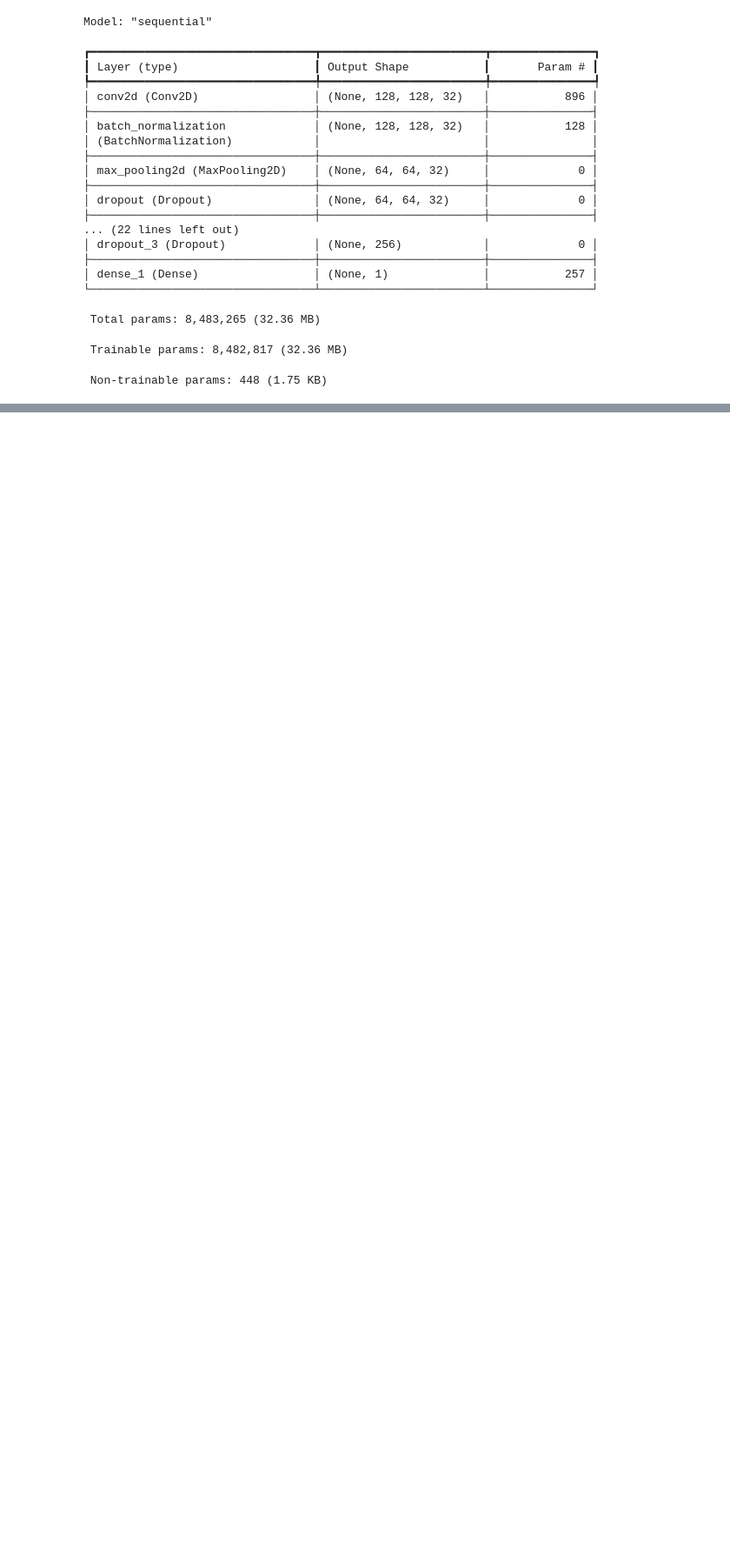
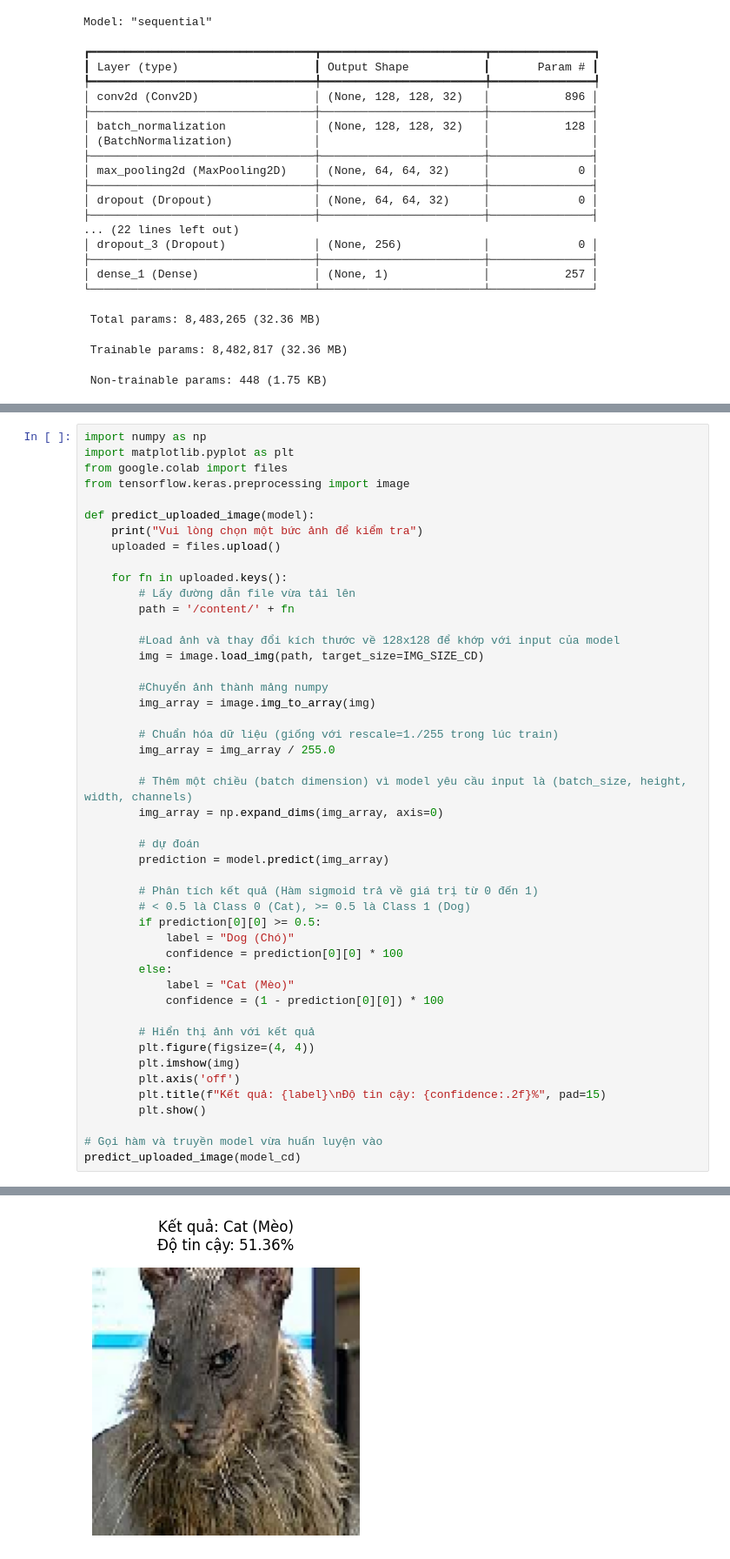
Before and after one commit to hongocphuongnhu/TH_Deep_Learning, a Jupyter notebook: THDeep_Tuan4.ipynb, the cells around one changed output, grey strips where cells are left out. Shown at 87% size. Drawn from its saved outputs; the diff is of its cells as text; blank space fills up the shorter version.

```diff
--- a/THDeep_Tuan4.ipynb
+++ b/THDeep_Tuan4.ipynb
@@ -307,0 +324,48 @@ plt.tight_layout(); plt.show()
+# %%
+import numpy as np
+import matplotlib.pyplot as plt
+from google.colab import files
+from tensorflow.keras.preprocessing import image
+
+def predict_uploaded_image(model):
+    print("Vui lòng chọn một bức ảnh để kiểm tra")
+    uploaded = files.upload()
+
+    for fn in uploaded.keys():
+        # Lấy đường dẫn file vừa tải lên
+        path = '/content/' + fn
+
+        #Load ảnh và thay đổi kích thước về 128x128 để khớp với input của model
+        img = image.load_img(path, target_size=IMG_SIZE_CD)
+
+        #Chuyển ảnh thành mảng numpy
+        img_array = image.img_to_array(img)
+
+        # Chuẩn hóa dữ liệu (giống với rescale=1./255 trong lúc train)
+        img_array = img_array / 255.0
+
+        # Thêm một chiều (batch dimension) vì model yêu cầu input là (batch_size, height, width, channels)
+        img_array = np.expand_dims(img_array, axis=0)
+
+        # dự đoán
+        prediction = model.predict(img_array)
+
+        # Phân tích kết quả (Hàm sigmoid trả về giá trị từ 0 đến 1)
+        # < 0.5 là Class 0 (Cat), >= 0.5 là Class 1 (Dog)
+        if prediction[0][0] >= 0.5:
+            label = "Dog (Chó)"
+            confidence = prediction[0][0] * 100
+        else:
+            label = "Cat (Mèo)"
+            confidence = (1 - prediction[0][0]) * 100
+
+        # Hiển thị ảnh với kết quả
+        plt.figure(figsize=(4, 4))
+        plt.imshow(img)
+        plt.axis('off')
+        plt.title(f"Kết quả: {label}\nĐộ tin cậy: {confidence:.2f}%", pad=15)
+        plt.show()
+
+# Gọi hàm và truyền model vừa huấn luyện vào
+predict_uploaded_image(model_cd)
+# %% [output]
@@ -308 +376,2 @@ plt.tight_layout(); plt.show()
+[figure, added]
 # %%
```
Also changed, not shown: parts of 17 cells of this notebook.
